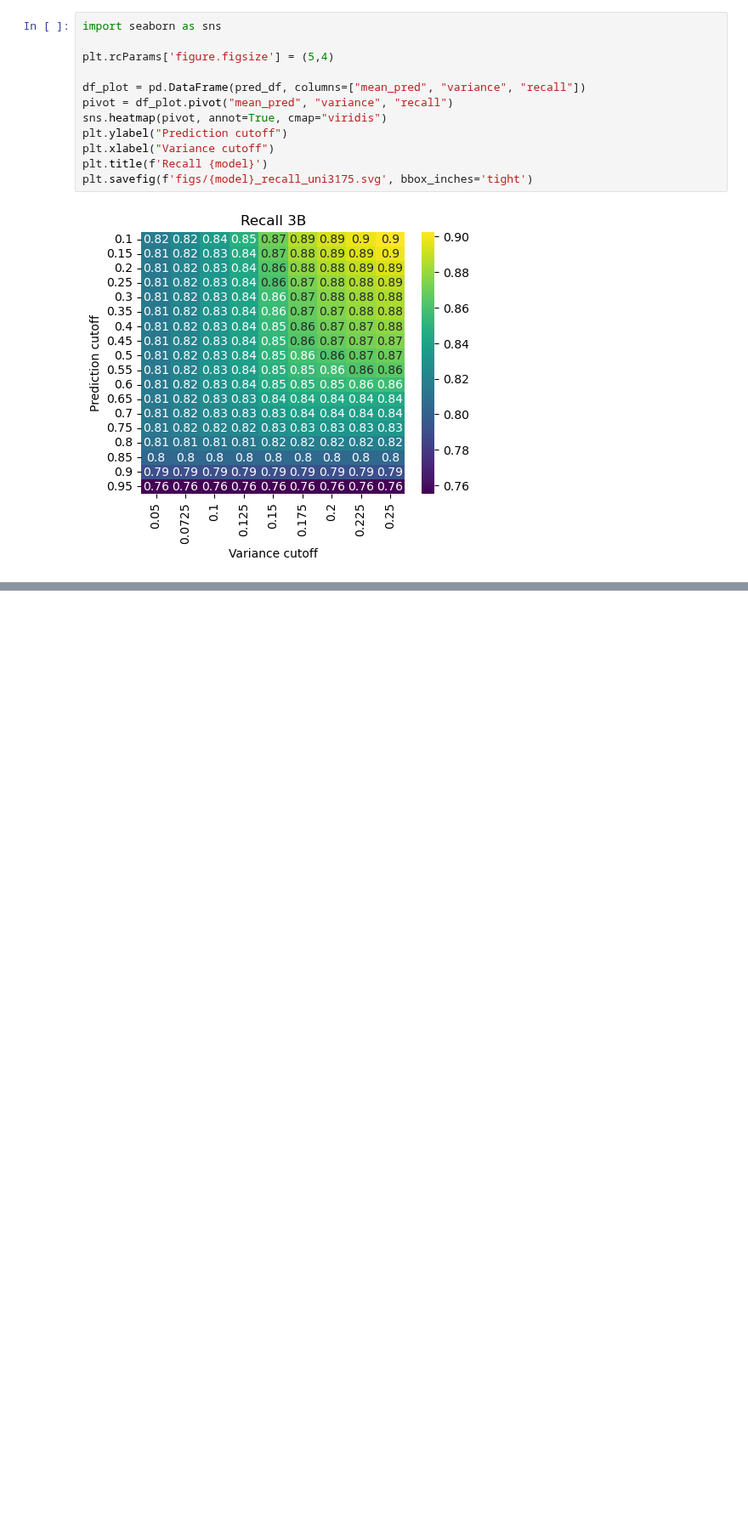
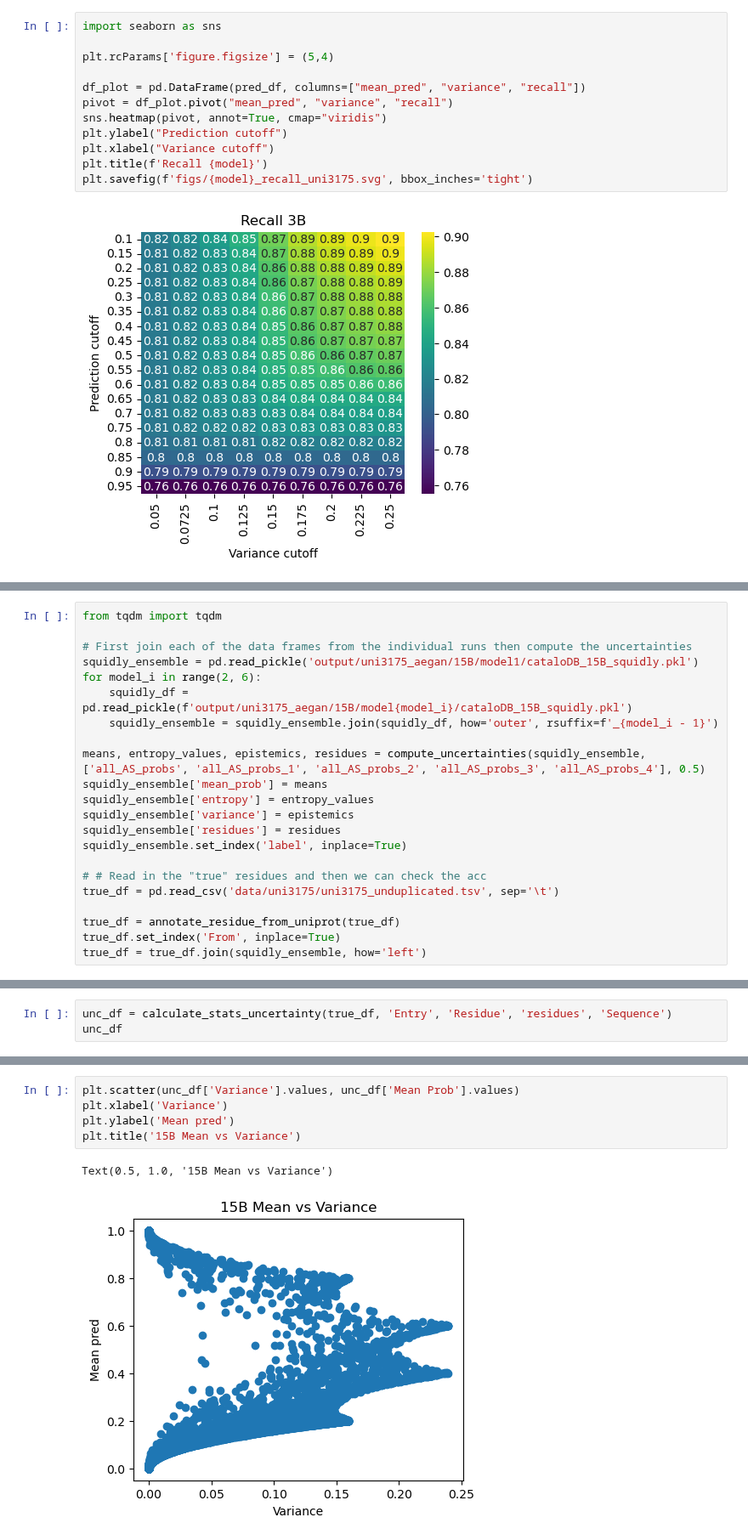
Before and after one commit to WRiegs/Squidly, a Jupyter notebook: revision/Variance_Selection_Cutoffs.ipynb, the cells around one changed output, grey strips where cells are left out. Shown at 85% size. Saved outputs shown, nothing was run; the diff lists cells and outputs as text; blank space fills up the shorter version.

```diff
--- a/revision/Variance_Selection_Cutoffs.ipynb
+++ b/revision/Variance_Selection_Cutoffs.ipynb
@@ -246,0 +219,22 @@ plt.savefig(f'figs/{model}_recall_uni3175.svg', bbox_inches='tight')
+# %%
+from tqdm import tqdm
+
+# First join each of the data frames from the individual runs then compute the uncertainties
+squidly_ensemble = pd.read_pickle('output/uni3175_aegan/15B/model1/cataloDB_15B_squidly.pkl')
+for model_i in range(2, 6):
+    squidly_df = pd.read_pickle(f'output/uni3175_aegan/15B/model{model_i}/cataloDB_15B_squidly.pkl')
+    squidly_ensemble = squidly_ensemble.join(squidly_df, how='outer', rsuffix=f'_{model_i - 1}')
+
+means, entropy_values, epistemics, residues = compute_uncertainties(squidly_ensemble, ['all_AS_probs', 'all_AS_probs_1', 'all_AS_probs_2', 'all_AS_probs_3', 'all_AS_probs_4'], 0.5)
+squidly_ensemble['mean_prob'] = means
+squidly_ensemble['entropy'] = entropy_values
+squidly_ensemble['variance'] = epistemics
+squidly_ensemble['residues'] = residues
+squidly_ensemble.set_index('label', inplace=True)
+
+# # Read in the "true" residues and then we can check the acc
+true_df = pd.read_csv('data/uni3175/uni3175_unduplicated.tsv', sep='\t')
+
+true_df = annotate_residue_from_uniprot(true_df)
+true_df.set_index('From', inplace=True)
+true_df = true_df.join(squidly_ensemble, how='left')
@@ -246,0 +243,3 @@ plt.savefig(f'figs/{model}_recall_uni3175.svg', bbox_inches='tight')
+# %%
+unc_df = calculate_stats_uncertainty(true_df, 'Entry', 'Residue', 'residues', 'Sequence')
+unc_df
@@ -246,0 +260,8 @@ plt.savefig(f'figs/{model}_recall_uni3175.svg', bbox_inches='tight')
+# %%
+plt.scatter(unc_df['Variance'].values, unc_df['Mean Prob'].values)
+plt.xlabel('Variance')
+plt.ylabel('Mean pred')
+plt.title('15B Mean vs Variance')
+# %% [output]
+Text(0.5, 1.0, '15B Mean vs Variance')
+[figure, added]
```
Also changed, not shown: parts of 20 cells of this notebook, 3 other files.
